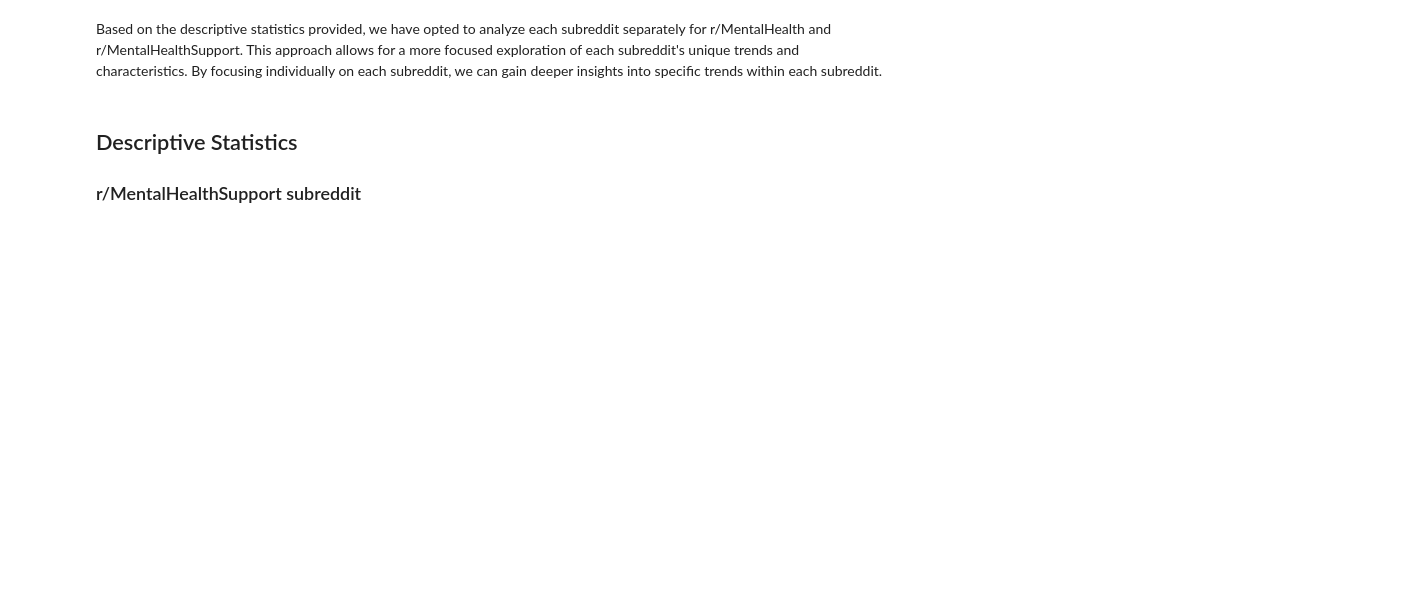
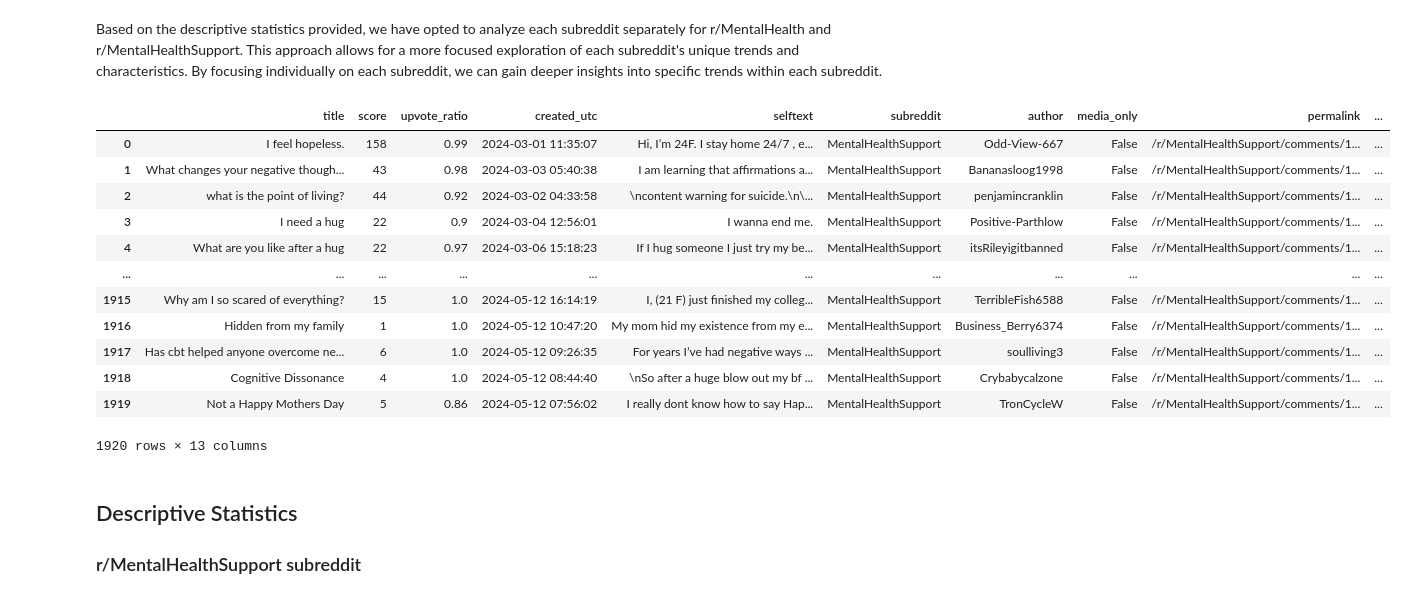
Before and after one commit to amyou518/ADS509, a Jupyter notebook: reddit_mental_health_posts_analysis.ipynb, the cells around one changed output. Saved outputs shown, nothing was run; the diff lists cells and outputs as text; code cells hidden in the pictures; blank space fills up the shorter version.

```diff
--- a/reddit_mental_health_posts_analysis.ipynb
+++ b/reddit_mental_health_posts_analysis.ipynb
@@ -224,0 +193,16 @@ def plot_time_series(subreddit_df, title):
+# %%
+mental_health_support_df
+# %% [output]
+|  | title | score | upvote_ratio | created_utc | selftext | subreddit | author | media_only | permalink | ... |
+| 0 | I feel hopeless. | 158 | 0.99 | 2024-03-01 11:35:07 | Hi, I’m 24F. I stay home 24/7 , e... | MentalHealthSupport | Odd-View-667 | False | /r/MentalHealthSupport/comments/1... | ... |
+| 1 | What changes your negative though... | 43 | 0.98 | 2024-03-03 05:40:38 | I am learning that affirmations a... | MentalHealthSupport | Bananasloog1998 | False | /r/MentalHealthSupport/comments/1... | ... |
+| 2 | what is the point of living? | 44 | 0.92 | 2024-03-02 04:33:58 | \ncontent warning for suicide.\n\... | MentalHealthSupport | penjamincranklin | False | /r/MentalHealthSupport/comments/1... | ... |
+| 3 | I need a hug | 22 | 0.9 | 2024-03-04 12:56:01 | I wanna end me. | MentalHealthSupport | Positive-Parthlow | False | /r/MentalHealthSupport/comments/1... | ... |
+| 4 | What are you like after a hug | 22 | 0.97 | 2024-03-06 15:18:23 | If I hug someone I just try my be... | MentalHealthSupport | itsRileyigitbanned | False | /r/MentalHealthSupport/comments/1... | ... |
+| ... | ... | ... | ... | ... | ... | ... | ... | ... | ... | ... |
+| 1915 | Why am I so scared of everything? | 15 | 1.0 | 2024-05-12 16:14:19 | I, (21 F) just finished my colleg... | MentalHealthSupport | TerribleFish6588 | False | /r/MentalHealthSupport/comments/1... | ... |
+| 1916 | Hidden from my family | 1 | 1.0 | 2024-05-12 10:47:20 | My mom hid my existence from my e... | MentalHealthSupport | Business_Berry6374 | False | /r/MentalHealthSupport/comments/1... | ... |
+| 1917 | Has cbt helped anyone overcome ne... | 6 | 1.0 | 2024-05-12 09:26:35 | For years I’ve had negative ways ... | MentalHealthSupport | soulliving3 | False | /r/MentalHealthSupport/comments/1... | ... |
+| 1918 | Cognitive Dissonance | 4 | 1.0 | 2024-05-12 08:44:40 | \nSo after a huge blow out my bf ... | MentalHealthSupport | Crybabycalzone | False | /r/MentalHealthSupport/comments/1... | ... |
+| 1919 | Not a Happy Mothers Day | 5 | 0.86 | 2024-05-12 07:56:02 | I really dont know how to say Hap... | MentalHealthSupport | TronCycleW | False | /r/MentalHealthSupport/comments/1... | ... |
+1920 rows × 13 columns
```
Also changed, not shown: parts of 15 cells of this notebook, 4 other files.
